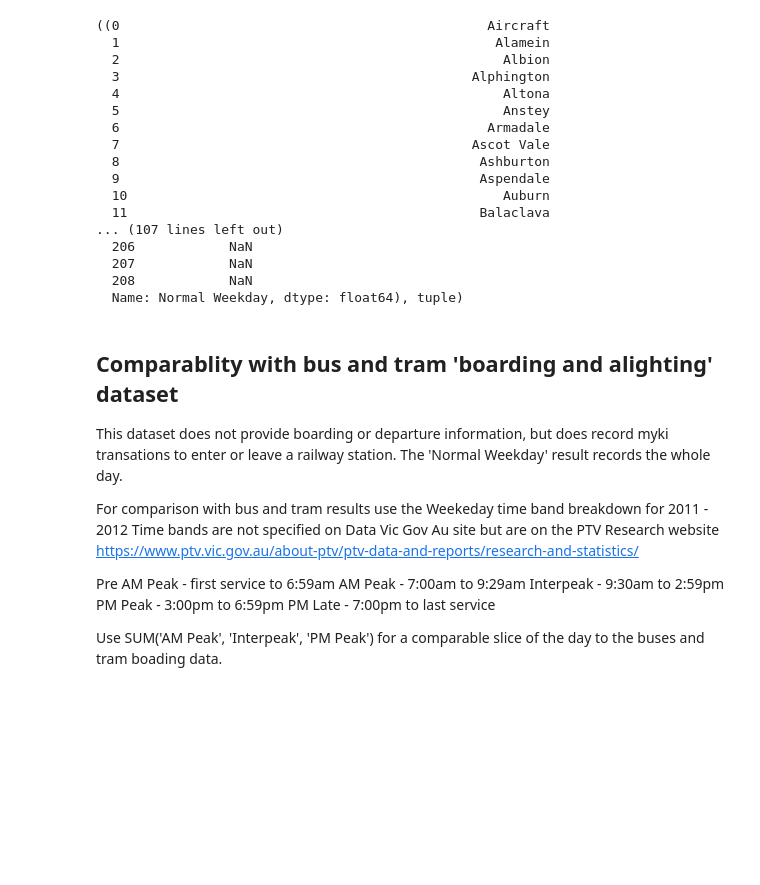
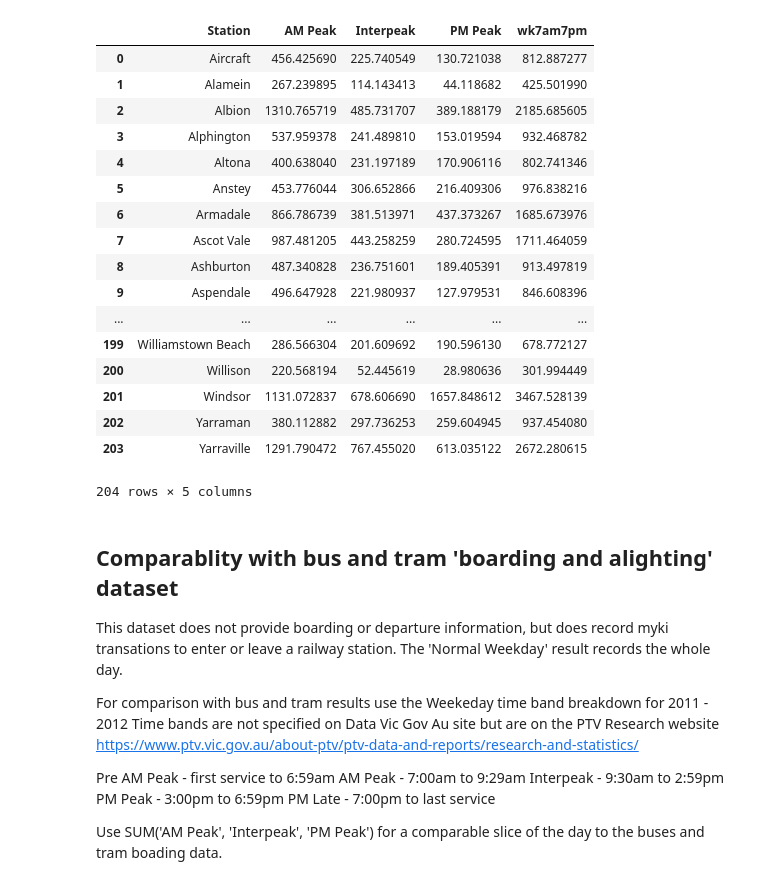
Before and after one commit to FunOnTheUpfield/DataVicGovAuPTDataCleaner, a Jupyter notebook: TrainStationEntries_DataCleaner.ipynb, the cells around one changed output. Drawn from its saved outputs; the diff is of its cells as text; code cells hidden in the pictures; blank space fills up the shorter version.

```diff
--- a/TrainStationEntries_DataCleaner.ipynb
+++ b/TrainStationEntries_DataCleaner.ipynb
@@ -33,24 +34,29 @@ df
-# %%
-trains = (df['Station'], df['Normal Weekday'])
-trains, type(trains)
-# %% [output]
-((0                                               Aircraft
-  1                                                Alamein
-  2                                                 Albion
-  3                                             Alphington
-  4                                                 Altona
-  5                                                 Anstey
-  6                                               Armadale
-  7                                             Ascot Vale
-  8                                              Ashburton
-  9                                              Aspendale
-  10                                                Auburn
-  11                                             Balaclava
-... (107 lines left out)
-  206            NaN
-  207            NaN
-  208            NaN
-  Name: Normal Weekday, dtype: float64), tuple)
+# %%
+trains = df.loc[:, ['Station','AM Peak','Interpeak','PM Peak']]
+trains['wk7am7pm'] = trains['AM Peak'] + trains['Interpeak'] + trains['PM Peak']
+
+trains.to_csv('./clean/TrainStationEntries.csv')
+
+trains
+# %% [output]
+|  | Station | AM Peak | Interpeak | PM Peak | wk7am7pm |
+| 0 | Aircraft | 456.425690 | 225.740549 | 130.721038 | 812.887277 |
+| 1 | Alamein | 267.239895 | 114.143413 | 44.118682 | 425.501990 |
+| 2 | Albion | 1310.765719 | 485.731707 | 389.188179 | 2185.685605 |
+| 3 | Alphington | 537.959378 | 241.489810 | 153.019594 | 932.468782 |
+| 4 | Altona | 400.638040 | 231.197189 | 170.906116 | 802.741346 |
+| 5 | Anstey | 453.776044 | 306.652866 | 216.409306 | 976.838216 |
+| 6 | Armadale | 866.786739 | 381.513971 | 437.373267 | 1685.673976 |
+| 7 | Ascot Vale | 987.481205 | 443.258259 | 280.724595 | 1711.464059 |
+| 8 | Ashburton | 487.340828 | 236.751601 | 189.405391 | 913.497819 |
+| 9 | Aspendale | 496.647928 | 221.980937 | 127.979531 | 846.608396 |
+| ... | ... | ... | ... | ... | ... |
+| 199 | Williamstown Beach | 286.566304 | 201.609692 | 190.596130 | 678.772127 |
+| 200 | Willison | 220.568194 | 52.445619 | 28.980636 | 301.994449 |
+| 201 | Windsor | 1131.072837 | 678.606690 | 1657.848612 | 3467.528139 |
+| 202 | Yarraman | 380.112882 | 297.736253 | 259.604945 | 937.454080 |
+| 203 | Yarraville | 1291.790472 | 767.455020 | 613.035122 | 2672.280615 |
+204 rows × 5 columns
 # %% [markdown]
 ## Comparablity with bus and tram 'boarding and alighting' dataset
 This dataset does not provide boarding or departure information, but does record myki transations to enter or leave a railway station.  The 'Normal Weekday' result records the whole day.
```
Also changed, not shown: parts of 2 cells of this notebook, 5 other files.
